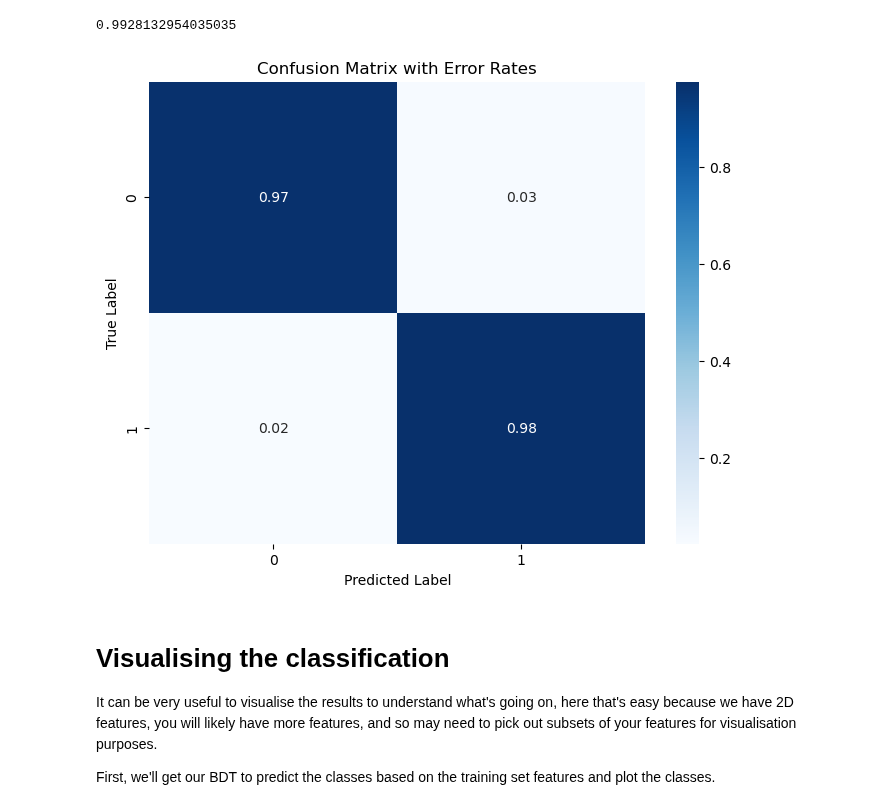
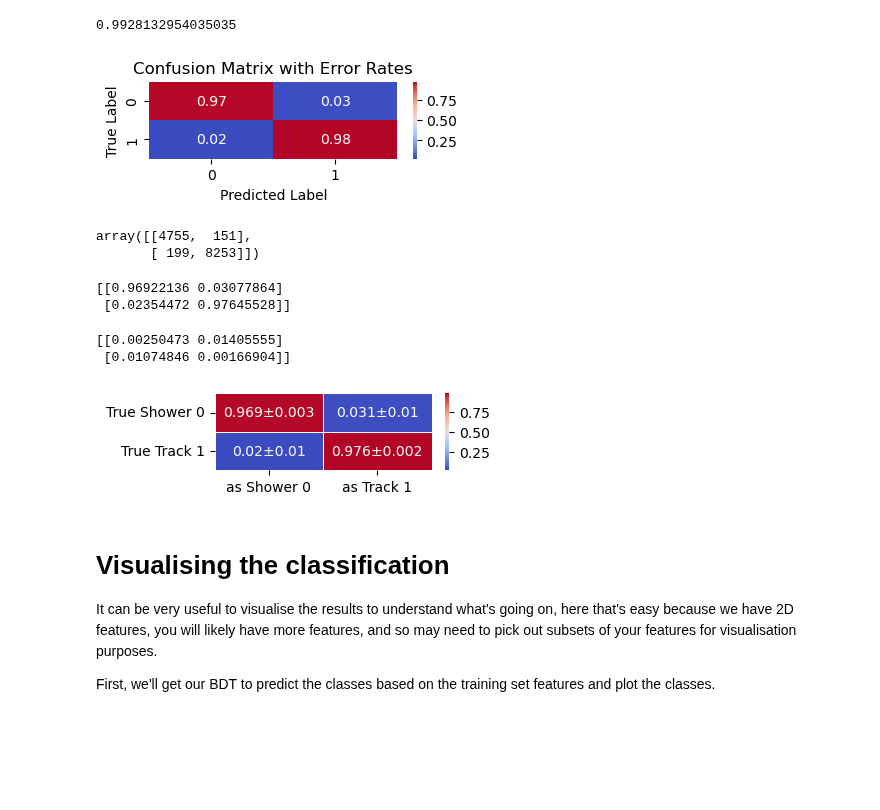
Before and after one commit to mohummudh/neutrinos-dune, a Jupyter notebook: mohammed/BDT/BDTneutrino.ipynb, the cells around one changed output. Cells and saved outputs as stored; diff of their text form; code cells hidden in the pictures; blank space fills up the shorter version.

Commit message:
confusion matrix

```diff
--- a/mohammed/BDT/BDTneutrino.ipynb
+++ b/mohammed/BDT/BDTneutrino.ipynb
@@ -747,12 +747,17 @@ bdt.score(x_test, predictions)
 # %%
 cm = confusion_matrix(y_test, predictions)
 cm_error_rates = cm.astype('float') / cm.sum(axis=1)[:, np.newaxis]
 
-plt.figure(figsize=(8, 6))
-sns.heatmap(cm_error_rates, annot=True, fmt=".2f", cmap='Blues')
+plt.figure(figsize=(4, 1))
+sns.heatmap(cm_error_rates, annot=True, fmt=".2f", cmap='coolwarm')
 plt.title('Confusion Matrix with Error Rates')
 plt.ylabel('True Label')
 plt.xlabel('Predicted Label')
 plt.show()
 # %% [output]
-[figure, old version]
+[figure, new version]
+# %%
+cm
+# %% [output]
+array([[4755,  151],
+       [ 199, 8253]])
@@ -758,0 +774,6 @@ plt.show()
+# %%
+confusion = np.array(([TSASprob, TSATprob],[TTASprob, TTATprob]))
+print(confusion)
+# %% [output]
+[[0.96922136 0.03077864]
+ [0.02354472 0.97645528]]
@@ -759,3 +785,24 @@ plt.show()
+# %%
+error = np.array(([e1, e2],[e3, e4]))
+print(error)
+# %% [output]
+[[0.00250473 0.01405555]
+ [0.01074846 0.00166904]]
+# %%
+variable_names1 = ['as Shower 0', 'as Track 1']
+variable_names2 = ['True Shower 0', 'True Track 1']
+
+annot_arr = np.array([['0.969±0.003','0.031±0.01'],
+                      ['0.02±0.01','0.976±0.002']], dtype = str)
+
+plt.figure(figsize = (3.5,1))
+heatmap = sns.heatmap(confusion, annot=annot_arr, cmap='coolwarm', fmt="s", linewidths=.5, square=False)
+heatmap.set_xticklabels(variable_names1, rotation=0)
+heatmap.set_yticklabels(variable_names2, rotation=0)
+#plt.title("Confusion Matrix")±±±±±
+plt.show()
+# %% [output]
+[figure, added]
 # %% [markdown]
 # Visualising the classification
 
```
Also changed, not shown: parts of 3 cells of this notebook.
